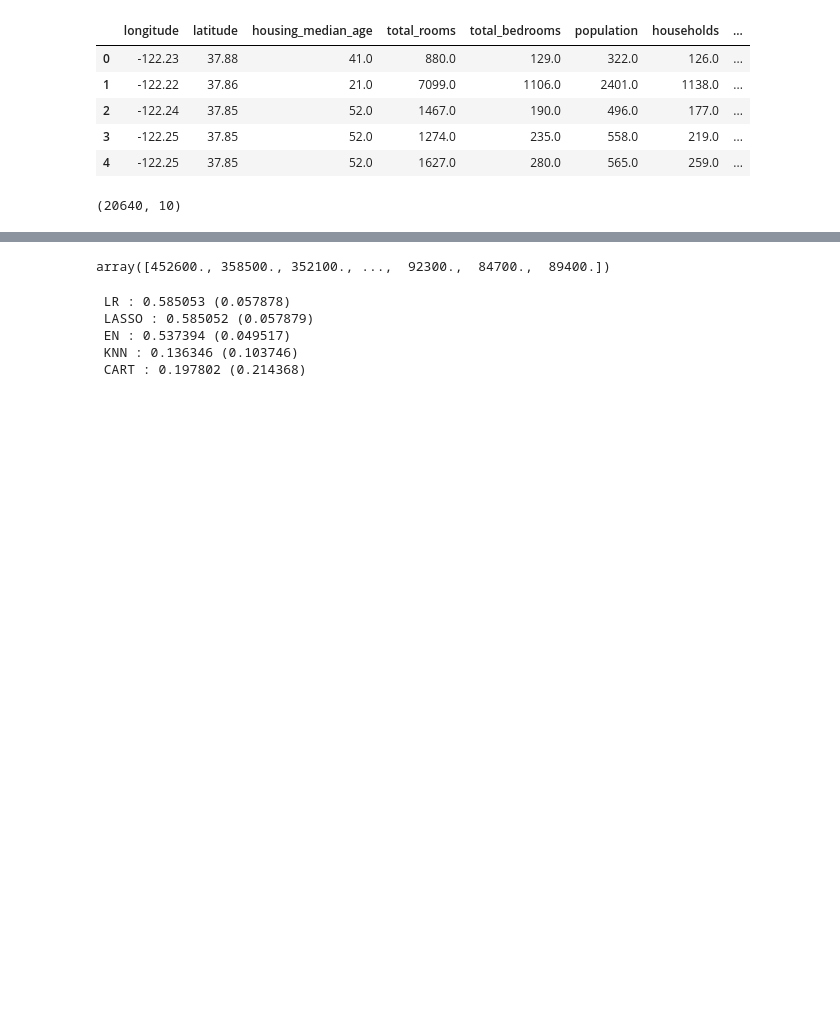
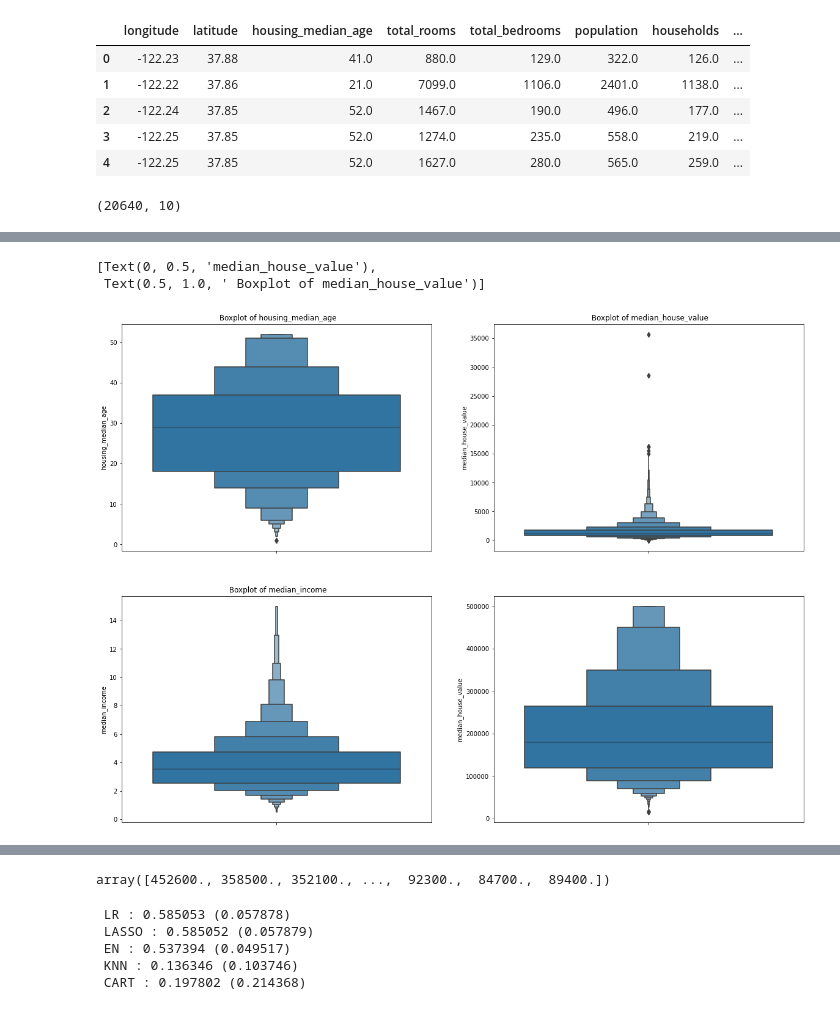
Before and after one commit to shahrambahrami/data-science-projects, a Jupyter notebook: california_housing_price/california_housing_price.ipynb, the cells around one changed output, grey strips where cells are left out. Saved outputs shown, nothing was run; the diff lists cells and outputs as text; code cells hidden in the pictures; blank space fills up the shorter version.

```diff
--- a/california_housing_price/california_housing_price.ipynb
+++ b/california_housing_price/california_housing_price.ipynb
@@ -229,0 +113,20 @@ dataset.shape
+# %%
+# you can see boxplot of four features
+# the mean age of houses is near 30 years old
+# we have some outliners in median_house_value
+# the mean income of median income is 4 and most people get 3 to 4.5 median income
+
+fig, axes = plt.subplots(ncols=2, nrows=2, figsize=(20,15))
+sns.boxenplot(data=dataset, y='housing_median_age', orient='v', ax=axes[0][0])
+sns.boxenplot(data=dataset, y='population', orient='v', ax=axes[0][1])
+sns.boxenplot(data=dataset, y='median_income', orient='v', ax=axes[1][0])
+sns.boxenplot(data=dataset, y='median_house_value', orient='v', ax=axes[1][1])
+
+axes[0][0].set(ylabel='housing_median_age', title=' Boxplot of housing_median_age')
+axes[0][1].set(ylabel='population', title=' Boxplot of population')
+axes[1][0].set(ylabel='median_income', title=' Boxplot of median_income')
+axes[0][1].set(ylabel='median_house_value', title=' Boxplot of median_house_value')
+# %% [output]
+[Text(0, 0.5, 'median_house_value'),
+ Text(0.5, 1.0, ' Boxplot of median_house_value')]
+[figure, added]
```
Also changed, not shown: parts of 40 cells of this notebook.
